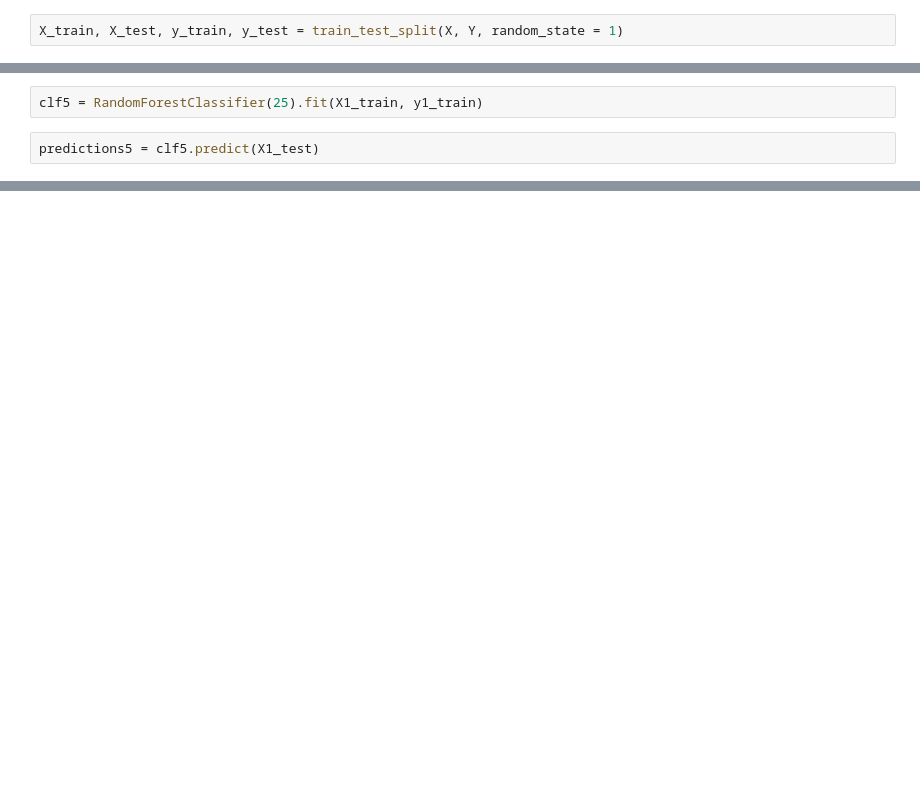
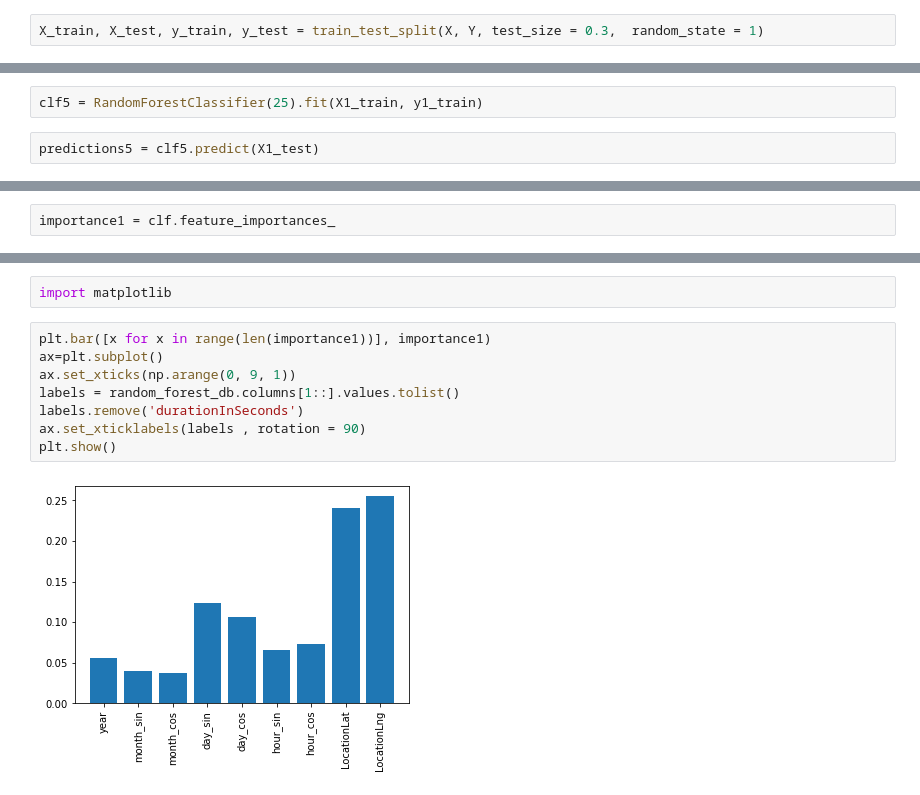
Before and after one commit to DANKoOoO/weather_predictions, a Jupyter notebook: random_forest.ipynb, the cells around one changed output, grey strips where cells are left out. Drawn from its saved outputs; the diff is of its cells as text; blank space fills up the shorter version.

Commit message:
add feature importance, add normal distribution check, fix models

```diff
--- a/random_forest.ipynb
+++ b/random_forest.ipynb
@@ -11,7 +11,7 @@ classifier = RandomForestClassifier(n_estimators = 10, criterion = 'entropy', ra
 X = random_forest_db.values[:, [1,2,3,4,5,6,7,8,9,10]]
 Y = random_forest_db.values[:, 0]
 # %%
-X_train, X_test, y_train, y_test = train_test_split(X, Y, random_state = 1)
+X_train, X_test, y_train, y_test = train_test_split(X, Y, test_size = 0.3,  random_state = 1)
 # %%
 clf = classifier.fit(X_train, y_train)
 # %%
@@ -193,0 +194,2 @@ weighted avg       0.78      0.80      0.79   1531667
+# %%
+importance1 = clf.feature_importances_
@@ -193,0 +284,12 @@ weighted avg       0.78      0.80      0.79   1531667
+# %%
+import matplotlib
+# %%
+plt.bar([x for x in range(len(importance1))], importance1)
+ax=plt.subplot()
+ax.set_xticks(np.arange(0, 9, 1))
+labels = random_forest_db.columns[1::].values.tolist()
+labels.remove('durationInSeconds')
+ax.set_xticklabels(labels , rotation = 90)
+plt.show()
+# %% [output]
+[figure, added]
```
Also changed, not shown: parts of 29 cells of this notebook, 3 other files.
